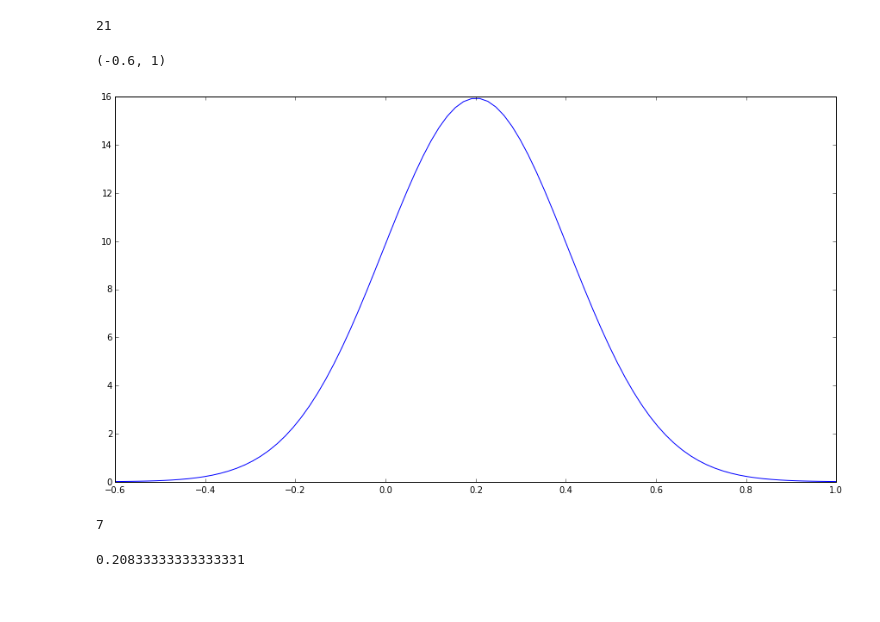
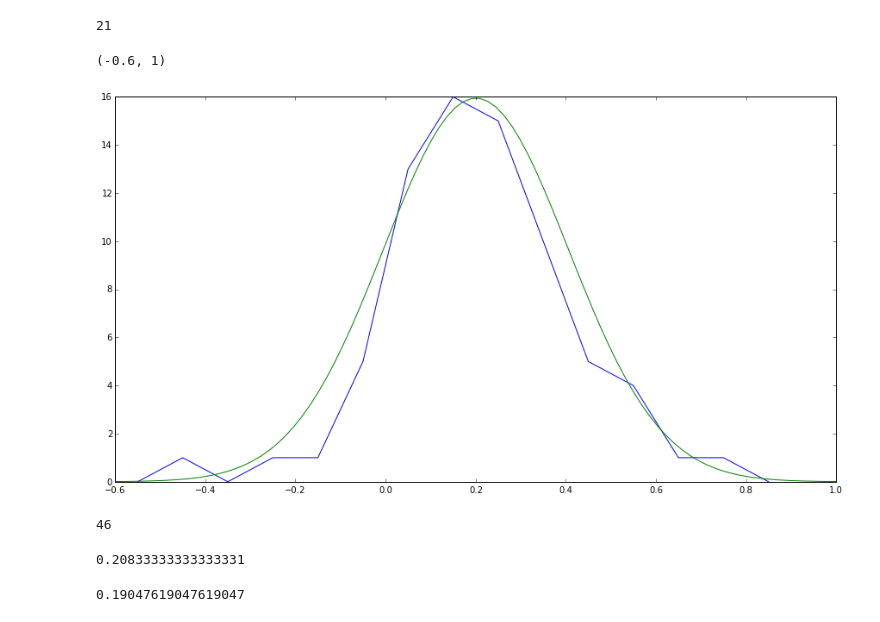
Before and after one commit to EVS-ATMOS/HRRR, a Jupyter notebook: notebooks/analysis.ipynb, the cells around one changed output. Cells and saved outputs as stored; diff of their text form; code cells hidden in the pictures.

```diff
--- a/notebooks/analysis.ipynb
+++ b/notebooks/analysis.ipynb
@@ -307,15 +309,16 @@ total_hours/len(dates)
 # %%
 xs = np.linspace(-.6,1,90)
 plt.figure(figsize = [15,8])
+plt.plot(bincenter,bin_values)
 plt.plot(xs,8.2*matplotlib.mlab.normpdf(xs,np.mean(dif),np.std(dif)))
 plt.xlim(-.6,1)
 # %% [output]
 (-0.6, 1)
-[figure, old version]
+[figure, new version]
 # %%
-dates.tolist().index(datetime.datetime(2014, 4, 2, 0, 0))
+dates.tolist().index(datetime.datetime(2014, 6, 2, 0, 0))
 # %% [output]
-7
+46
 # %%
 dif[7]
 # %% [output]
@@ -322,0 +328,4 @@ dif[7]
+# %%
+dif[46]
+# %% [output]
+0.19047619047619047
```
Also changed, not shown: parts of 2 cells of this notebook, 2 other files.
